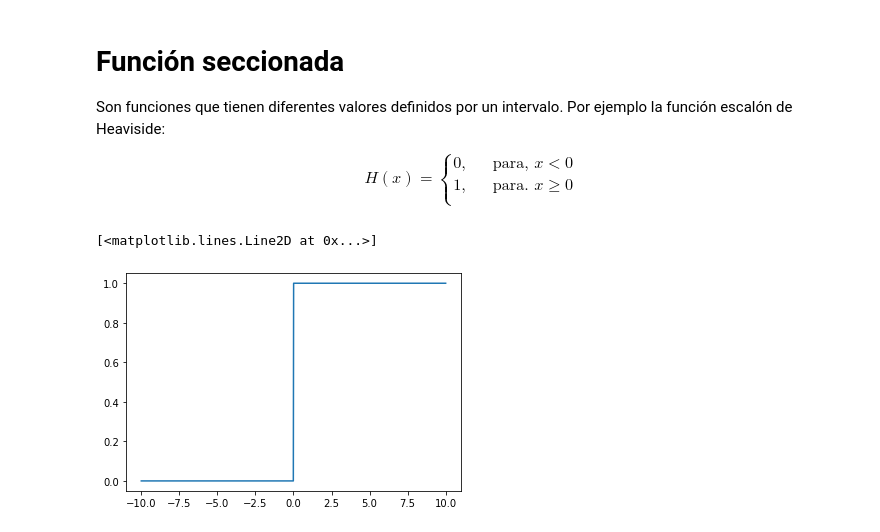
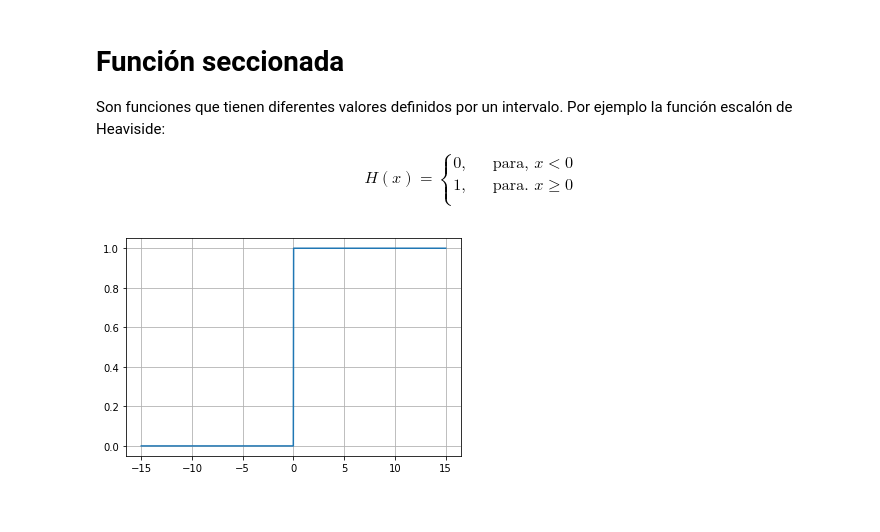
Before and after one commit to OmarPhysics/Courses_of_Platzi, a Jupyter notebook: Notebooks/01_Functions.ipynb, the cells around one changed output. Cells and saved outputs as stored; diff of their text form; code cells hidden in the pictures.

```diff
--- a/Notebooks/01_Functions.ipynb
+++ b/Notebooks/01_Functions.ipynb
@@ -169,7 +169,7 @@ $$log_{2}(256) = 8$$
 def f(x):
   return np.log2(x)
 
-x = np.linspace(0.001,256, num = 1000)
+x = np.linspace(0.001,500, num = 2000)
 
 plt.plot(x,f(x))
 plt.grid()
@@ -187,23 +187,22 @@ $$H(x) =
      \end{cases}
 $$
 # %%
-# Función logaritmo
+# Función seccionada
 
 def H(x):
   Y = np.zeros(len(x))
-  for idx,x in enumerate(x):
-    if x>=0:
-      Y[idx]=1
+  for idx, x in enumerate(x):
+    if x >= 0:
+      Y[idx] = 1
   return Y
 
-
 N=1000
-
-x = np.linspace(-10,10, num=N)
-
+x = np.linspace(-15,15, num=N)
 y = H(x)
 
+# Gráfico
+
 plt.plot(x,y)
+plt.grid()
 # %% [output]
-[<matplotlib.lines.Line2D at 0x...>]
-[figure, old version]
+[figure, new version]
```
Also changed, not shown: parts of 1 cell of this notebook.
